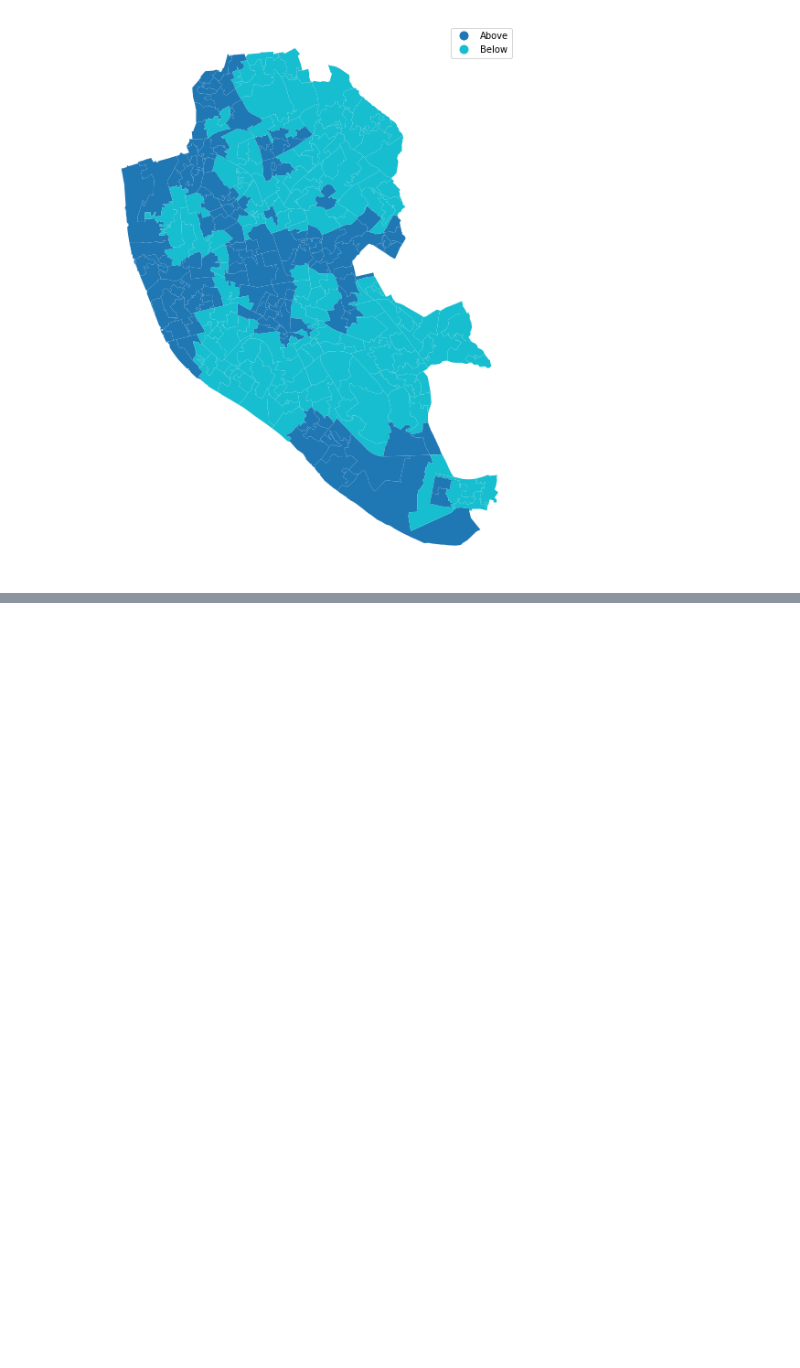
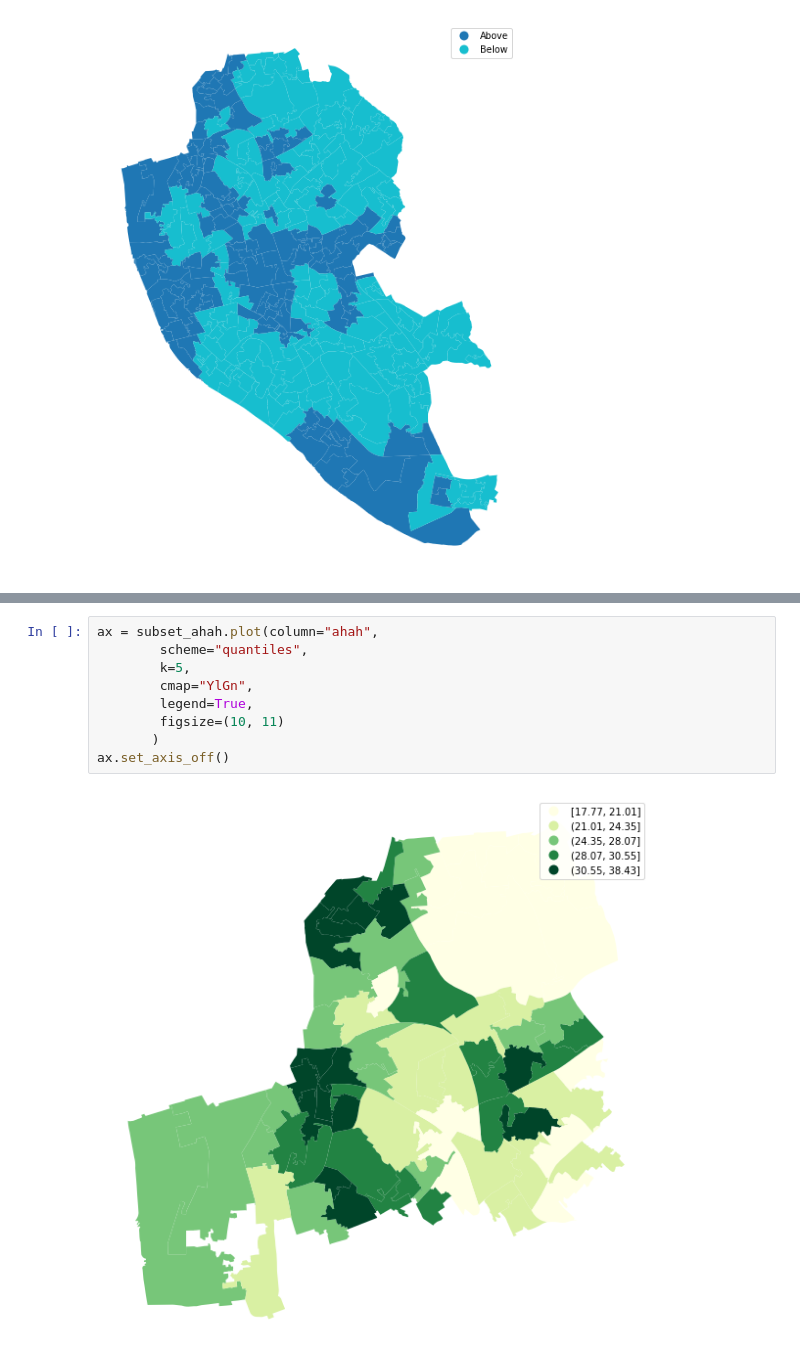
Before and after one commit to MarcosDemetry/GDS-Course, a Jupyter notebook: Hand-Ins/bD/D_tasks.ipynb, the cells around one changed output, grey strips where cells are left out. Drawn from its saved outputs; the diff is of its cells as text; blank space fills up the shorter version.

```diff
--- a/Hand-Ins/bD/D_tasks.ipynb
+++ b/Hand-Ins/bD/D_tasks.ipynb
@@ -190,0 +240,11 @@ ax.set_axis_off()
+# %%
+ax = subset_ahah.plot(column="ahah",
+        scheme="quantiles",
+        k=5,
+        cmap="YlGn",
+        legend=True,
+        figsize=(10, 11)
+       )
+ax.set_axis_off()
+# %% [output]
+[figure, added]
```
Also changed, not shown: parts of 9 cells of this notebook.
